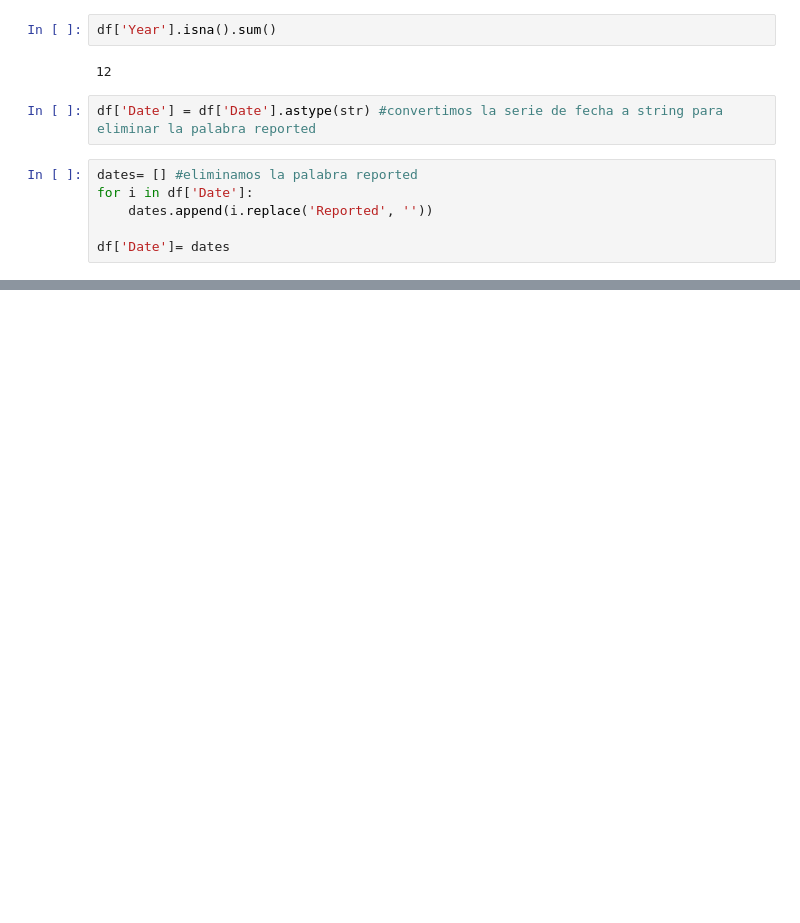
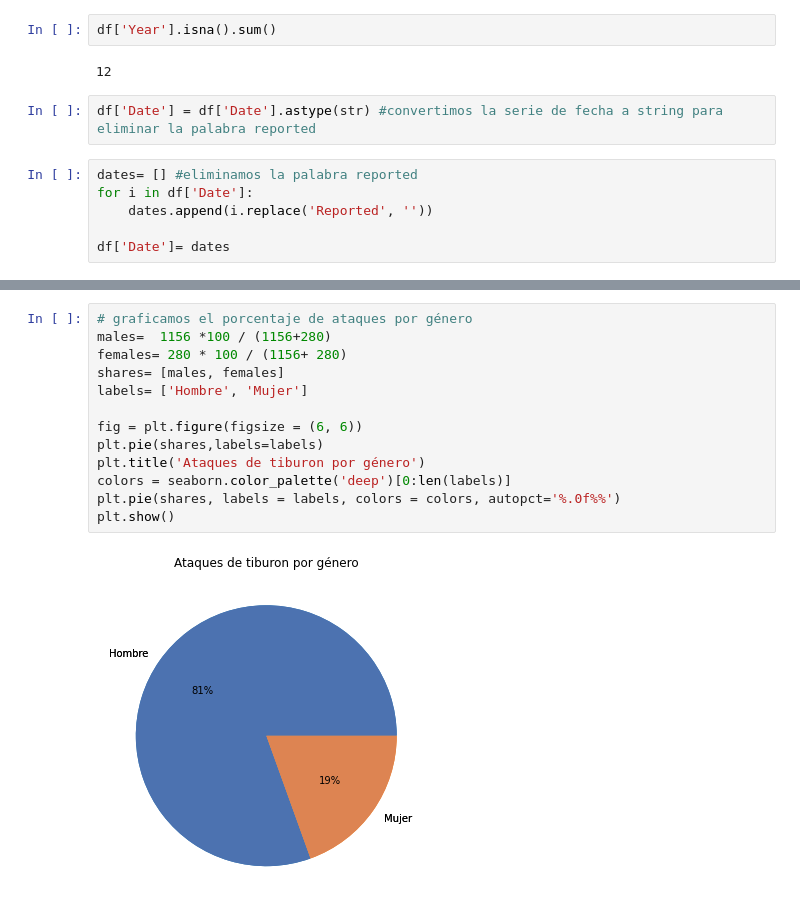
Before and after one commit to aherreraitie/Proyecto-Semana-2-Pandas-Data-Cleaning-, a Jupyter notebook: Proyecto_semana2.ipynb, the cells around one changed output, grey strips where cells are left out. Saved outputs shown, nothing was run; the diff lists cells and outputs as text; blank space fills up the shorter version.

```diff
--- a/Proyecto_semana2.ipynb
+++ b/Proyecto_semana2.ipynb
@@ -254,0 +311,15 @@ AttributeError: 'list' object has no attribute 'replace'
+# %%
+# graficamos el porcentaje de ataques por género
+males=  1156 *100 / (1156+280)
+females= 280 * 100 / (1156+ 280)
+shares= [males, females]
+labels= ['Hombre', 'Mujer']
+
+fig = plt.figure(figsize = (6, 6))
+plt.pie(shares,labels=labels)
+plt.title('Ataques de tiburon por género')
+colors = seaborn.color_palette('deep')[0:len(labels)]
+plt.pie(shares, labels = labels, colors = colors, autopct='%.0f%%')
+plt.show()
+# %% [output]
+[figure, added]
```
Also changed, not shown: parts of 39 cells of this notebook.
